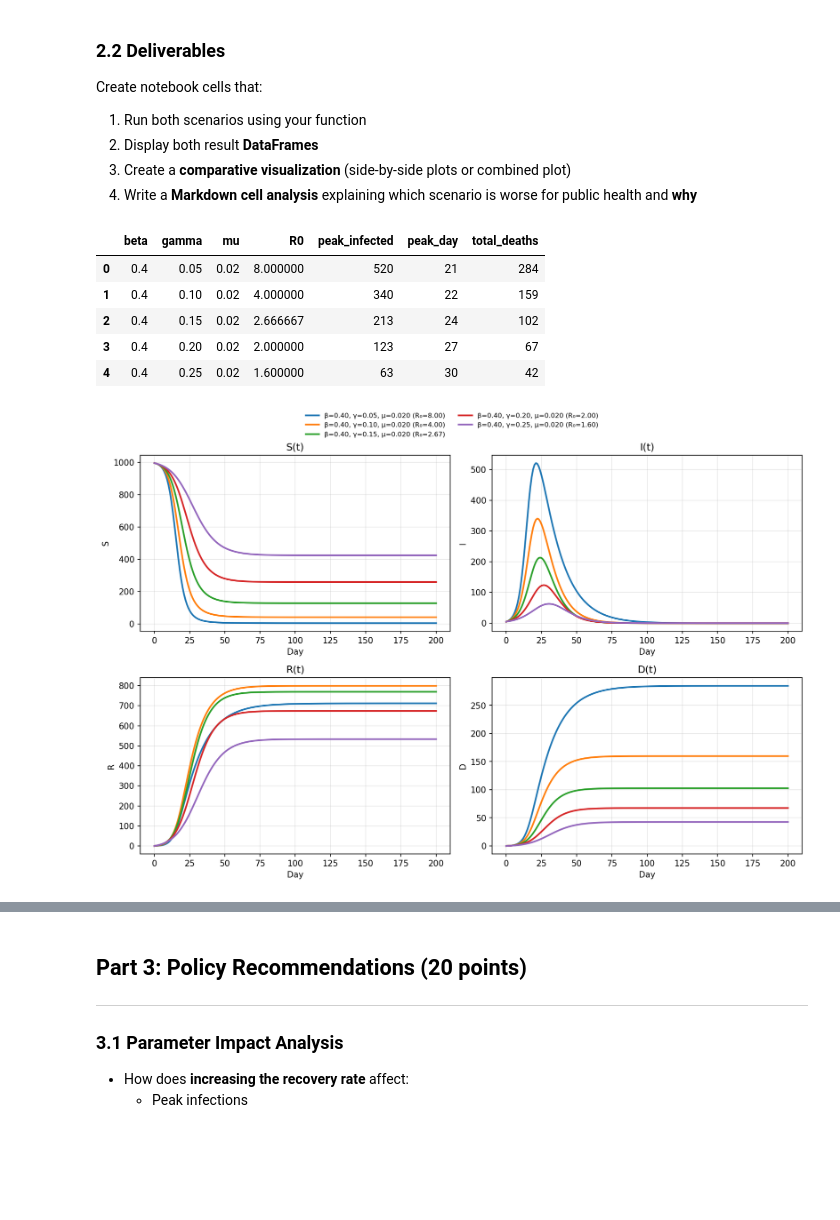
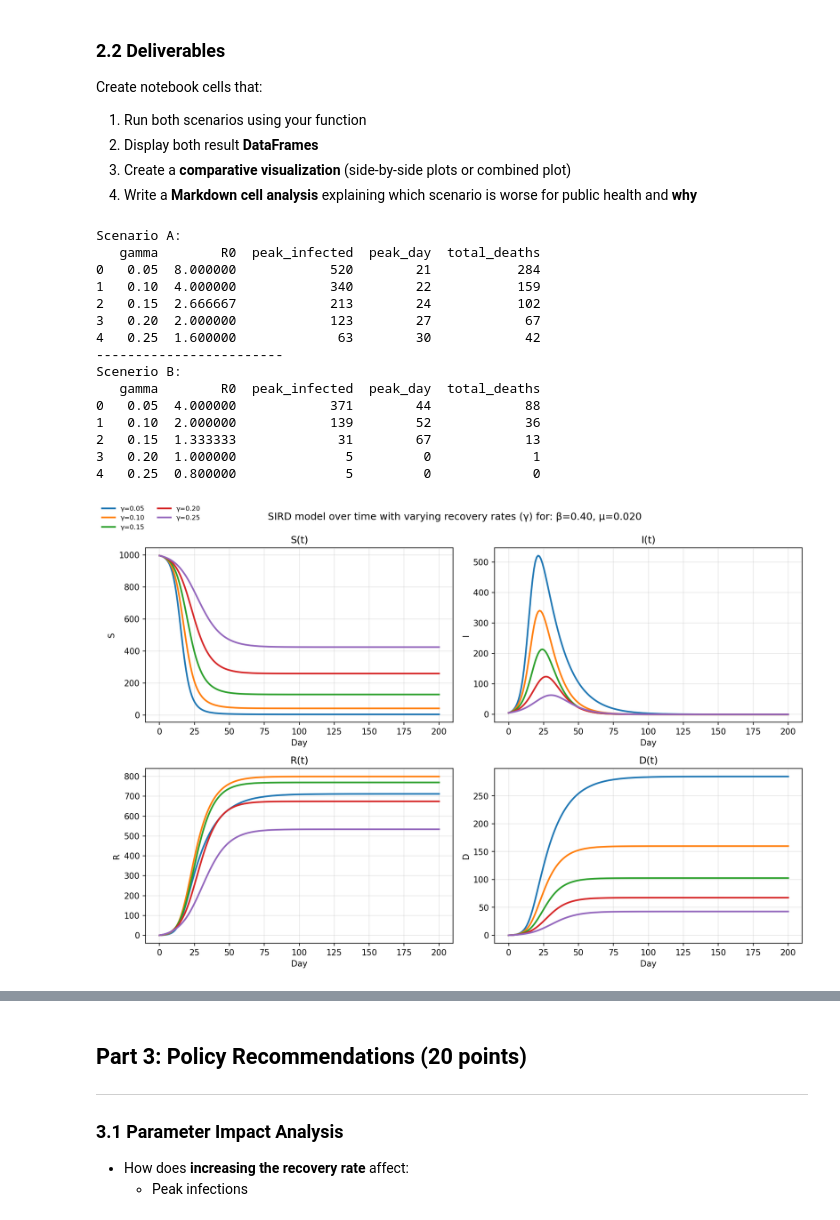
Before and after one commit to matecoco2024/bio_systems_assignements, a Jupyter notebook: assignment_2/assignment2.ipynb, the cells around one changed output, grey strips where cells are left out. Drawn from its saved outputs; the diff is of its cells as text; code cells hidden in the pictures; blank space fills up the shorter version.

```diff
--- a/assignment_2/assignment2.ipynb
+++ b/assignment_2/assignment2.ipynb
@@ -88,6 +88,8 @@ def analyze_recovery_rates(beta, mu, N, I0, simulation_days):
     --------
     pandas.DataFrame
         Results summary for each recovery rate
+    fig : matplotlib.figure.Figure
+        Figure with properly labeled axes, legend, and title.
     """
     # Your implementation here
 
@@ -139,7 +141,7 @@ def analyze_recovery_rates(beta, mu, N, I0, simulation_days):
     fig.tight_layout(rect=[0, 0, 1, 0.95])
     fig.suptitle(f"SIRD model over time with varying recovery rates (γ) for: β={beta:.2f}, μ={mu:.3f}",)
 
-    return pd.DataFrame(res)
+    return pd.DataFrame(res), fig
 
 ## DISCLAIMER: USE OF GENERATIVE AI
 # The function above was partially developed with the assistance of ChatGPT-5
@@ -217,18 +219,44 @@ Create notebook cells that:
 3. Create a **comparative visualization** (side-by-side plots or combined plot)
 4. Write a **Markdown cell analysis** explaining which scenario is worse for public health and **why**
 # %%
-df, fig = analyze_recovery_plot(
+
+#scenario A
+df_a, fig_a = analyze_recovery_rates(
     beta = 0.4,
     mu = 0.02,
-    N=1000, I0=5, simulation_days=200,
-    plot_compartments=("S", "I", "R", "D")   # focus on infectious curves
+    N=1000,
+    I0=5,
+    simulation_days=200
 )
-df
+
+#scenario B
+df_b, fig_b = analyze_recovery_rates(
+    beta = 0.2,
+    mu = 0.005,
+    N=1000,
+    I0=5,
+    simulation_days=200
+)
+
+print("Scenario A:")
+print(df_a)
+print("------------------------")
+print("Scenerio B:")
+print(df_b)
 # %% [output]
-|  | beta | gamma | mu | R0 | peak_infected | peak_day | total_deaths |
-| 0 | 0.4 | 0.05 | 0.02 | 8.000000 | 520 | 21 | 284 |
-| 1 | 0.4 | 0.10 | 0.02 | 4.000000 | 340 | 22 | 159 |
-| 2 | 0.4 | 0.15 | 0.02 | 2.666667 | 213 | 24 | 102 |
-| 3 | 0.4 | 0.20 | 0.02 | 2.000000 | 123 | 27 | 67 |
-| 4 | 0.4 | 0.25 | 0.02 | 1.600000 | 63 | 30 | 42 |
+Scenario A:
+   gamma        R0  peak_infected  peak_day  total_deaths
+0   0.05  8.000000            520        21           284
+1   0.10  4.000000            340        22           159
+2   0.15  2.666667            213        24           102
+3   0.20  2.000000            123        27            67
+4   0.25  1.600000             63        30            42
+------------------------
+Scenerio B:
+   gamma        R0  peak_infected  peak_day  total_deaths
+0   0.05  4.000000            371        44            88
+1   0.10  2.000000            139        52            36
+2   0.15  1.333333             31        67            13
+3   0.20  1.000000              5         0             1
+4   0.25  0.800000              5         0             0
-[figure, old version]
+[figure, new version]
```
Also changed, not shown: parts of 2 cells of this notebook.
